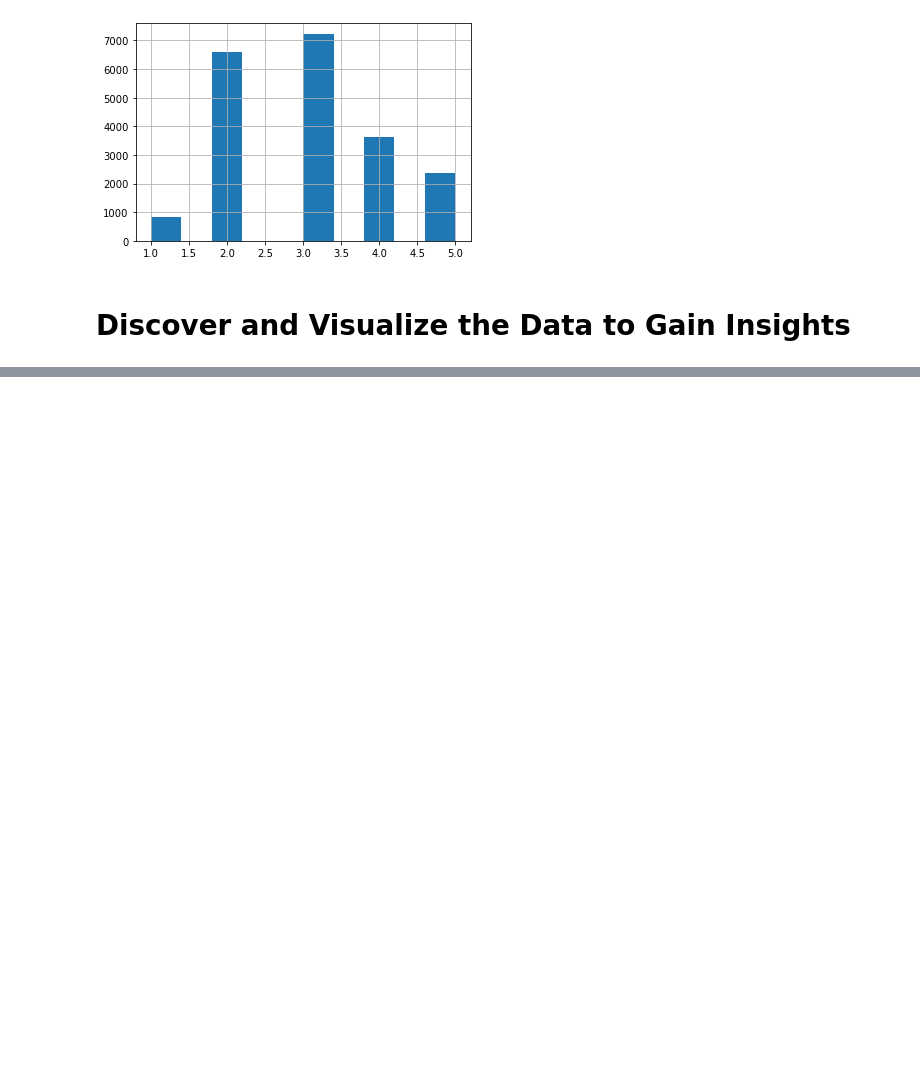
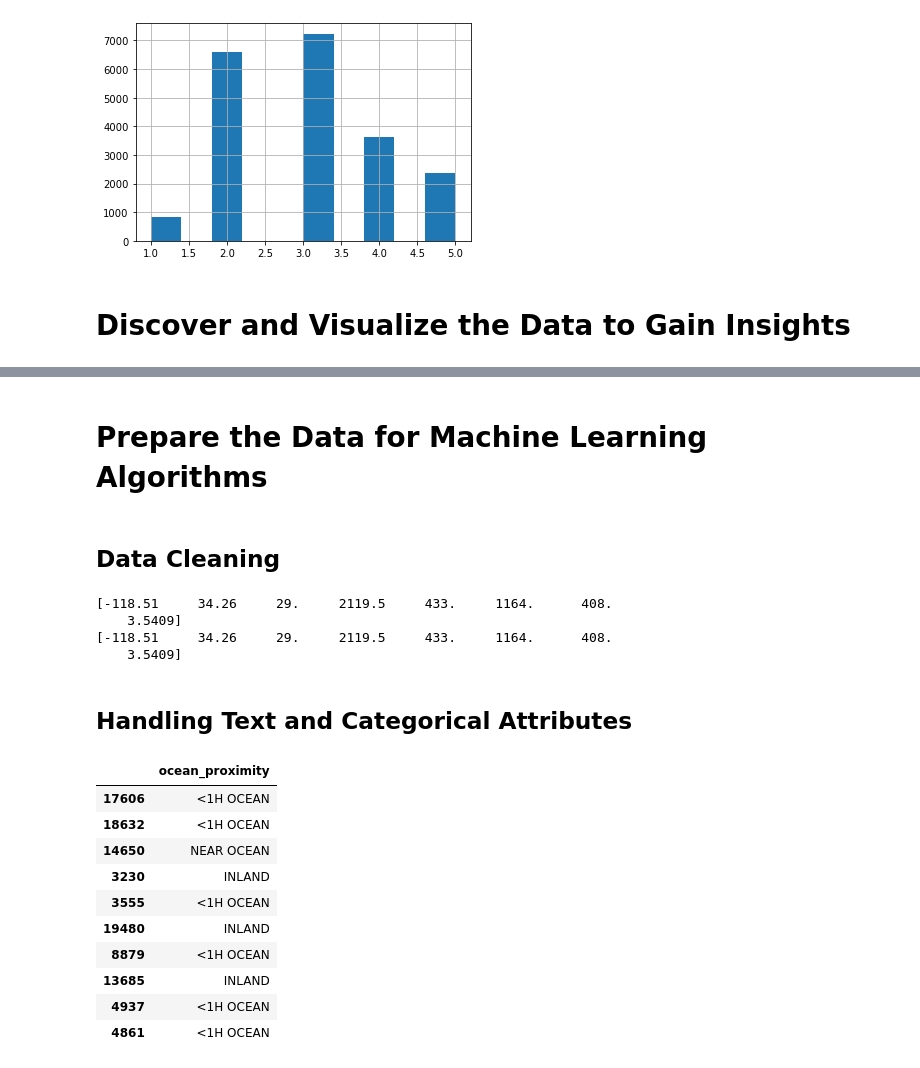
Before and after one commit to luckydoglou/ml-handson-book, a Jupyter notebook: chapter2.ipynb, the cells around one changed output, grey strips where cells are left out. Saved outputs shown, nothing was run; the diff lists cells and outputs as text; code cells hidden in the pictures; blank space fills up the shorter version.

```diff
--- a/chapter2.ipynb
+++ b/chapter2.ipynb
@@ -172,0 +232,54 @@ for set_ in (strat_train_set, strat_test_set):
+# %% [markdown]
+# Prepare the Data for Machine Learning Algorithms
+# %%
+# drop() creates a copy of the data
+housing = strat_train_set.drop("median_house_value", axis=1)
+housing_labels = strat_train_set["median_house_value"].copy()
+# %% [markdown]
+## Data Cleaning
+# %%
+# Dealing with missing values, three options:
+#   1. get rid of the corresponding districts.
+#   2. get rid of the whole attribute.
+#   3. set the values to some value (zero, the mean, the median, etc.)
+housing.dropna(subset=["total_bedrooms"]) # option 1
+housing.drop("total_bedrooms", axis=1) # option 2
+median = housing["total_bedrooms"].median() # option 3
+housing["total_bedrooms"].fillna(median, inplace=True)
+
+# use Scikit-Learn SimpleImputer class to handle missing values
+from sklearn.impute import SimpleImputer
+
+imputer = SimpleImputer(strategy="median")
+# median only work on numerical attributes, need to drop non-numerical attributes
+housing_num = housing.drop("ocean_proximity", axis=1)
+# compute the median for each attributes
+imputer.fit(housing_num)
+print(imputer.statistics_)
+print(housing_num.median().values)
+# transform the training set by replacing missing values with the learned medians
+X = imputer.transform(housing_num)
+housing_tr = pd.DataFrame(X, columns=housing_num.columns, index=housing_num.index)
+# %% [output]
+[-118.51     34.26     29.     2119.5     433.     1164.      408.
+    3.5409]
+[-118.51     34.26     29.     2119.5     433.     1164.      408.
+    3.5409]
+# %% [markdown]
+## Handling Text and Categorical Attributes
+# %%
+housing_cat = housing[["ocean_proximity"]]
+# from the printed values we can tell it's categorical data
+housing_cat.head(10)
+# %% [output]
+|  | ocean_proximity |
+| 17606 | <1H OCEAN |
+| 18632 | <1H OCEAN |
+| 14650 | NEAR OCEAN |
+| 3230 | INLAND |
+| 3555 | <1H OCEAN |
+| 19480 | INLAND |
+| 8879 | <1H OCEAN |
+| 13685 | INLAND |
+| 4937 | <1H OCEAN |
+| 4861 | <1H OCEAN |
```
Also changed, not shown: parts of 40 cells of this notebook.
